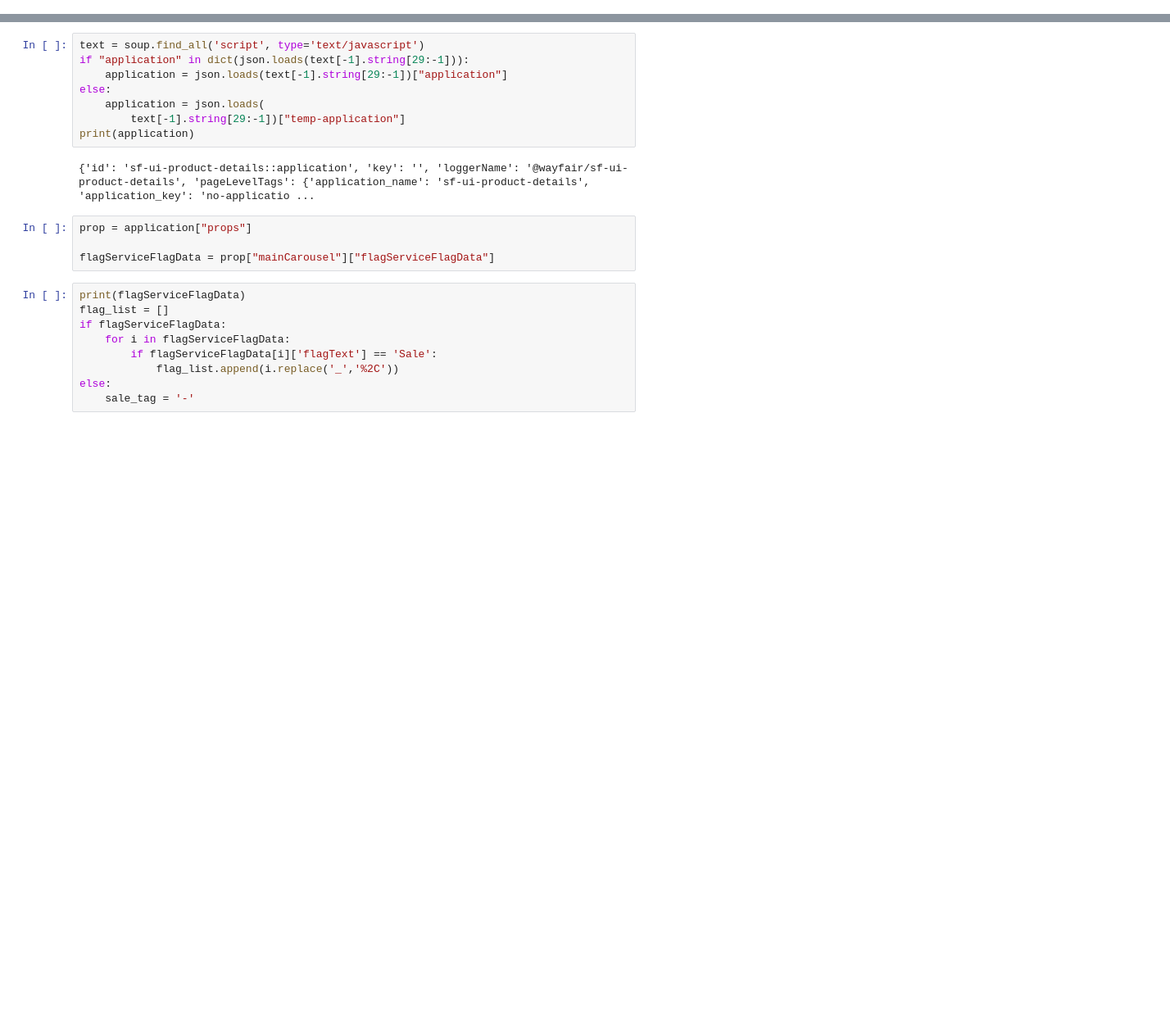
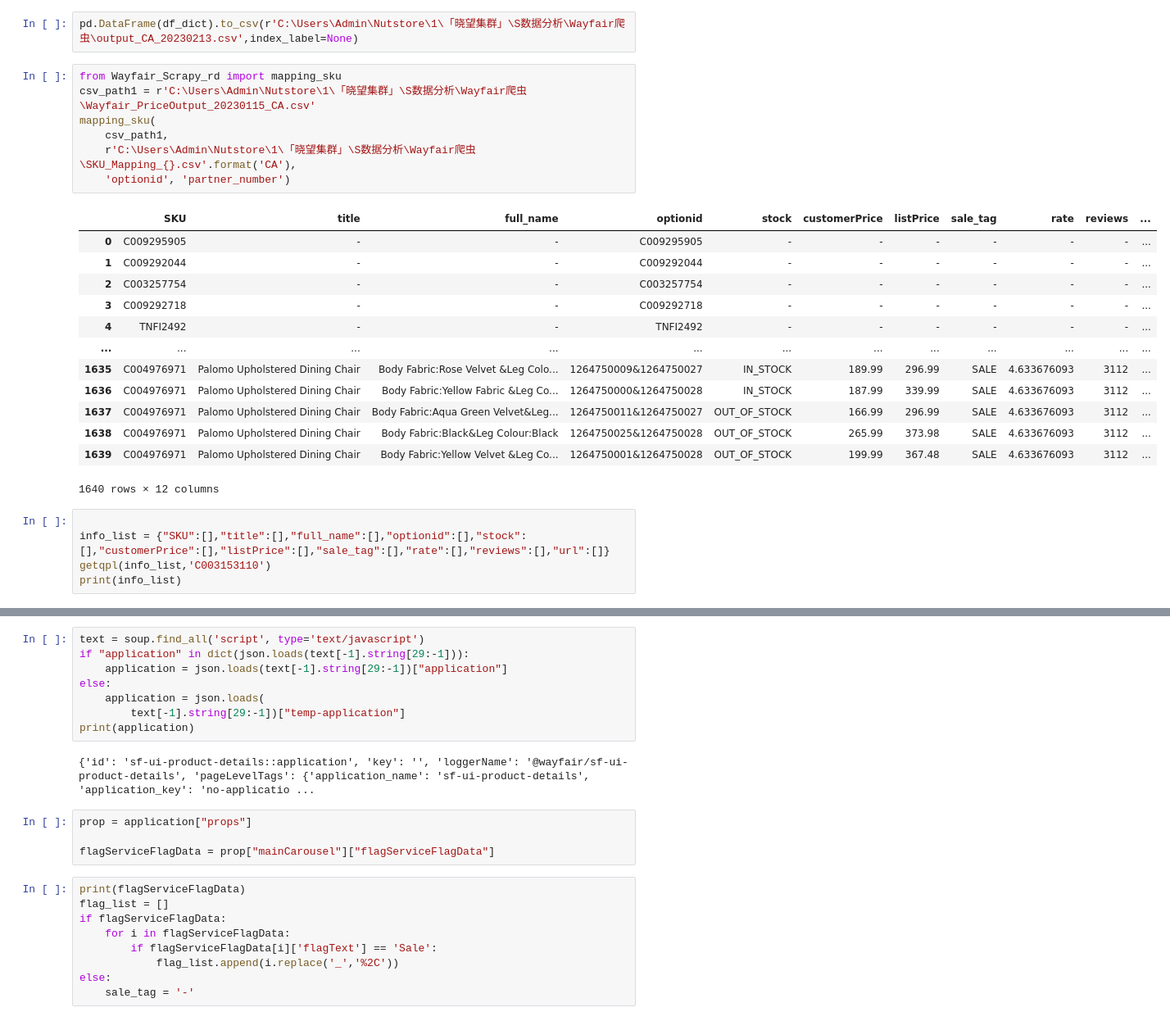
Before and after one commit to jasonwho321/Guangxin, a Jupyter notebook: Wayfair_Scrapy.ipynb, the cells around one changed output, grey strips where cells are left out. Shown at 82% size. Drawn from its saved outputs; the diff is of its cells as text; blank space fills up the shorter version.

```diff
--- a/Wayfair_Scrapy.ipynb
+++ b/Wayfair_Scrapy.ipynb
@@ -44,0 +253,28 @@ data-styled.g87[id="NumericStepper__StyledButtonIconContainer-sc-2w7pwi-3"]{cont
+# %%
+pd.DataFrame(df_dict).to_csv(r'C:\Users\Admin\Nutstore\1\「晓望集群」\S数据分析\Wayfair爬虫\output_CA_20230213.csv',index_label=None)
+# %%
+from Wayfair_Scrapy_rd import mapping_sku
+csv_path1 = r'C:\Users\Admin\Nutstore\1\「晓望集群」\S数据分析\Wayfair爬虫\Wayfair_PriceOutput_20230115_CA.csv'
+mapping_sku(
+    csv_path1,
+    r'C:\Users\Admin\Nutstore\1\「晓望集群」\S数据分析\Wayfair爬虫\SKU_Mapping_{}.csv'.format('CA'),
+    'optionid', 'partner_number')
+# %% [output]
+|  | SKU | title | full_name | optionid | stock | customerPrice | listPrice | sale_tag | rate | reviews | ... |
+| 0 | C009295905 | - | - | C009295905 | - | - | - | - | - | - | ... |
+| 1 | C009292044 | - | - | C009292044 | - | - | - | - | - | - | ... |
+| 2 | C003257754 | - | - | C003257754 | - | - | - | - | - | - | ... |
+| 3 | C009292718 | - | - | C009292718 | - | - | - | - | - | - | ... |
+| 4 | TNFI2492 | - | - | TNFI2492 | - | - | - | - | - | - | ... |
+| ... | ... | ... | ... | ... | ... | ... | ... | ... | ... | ... | ... |
+| 1635 | C004976971 | Palomo Upholstered Dining Chair | Body Fabric:Rose Velvet &Leg Colo... | 1264750009&1264750027 | IN_STOCK | 189.99 | 296.99 | SALE | 4.633676093 | 3112 | ... |
+| 1636 | C004976971 | Palomo Upholstered Dining Chair | Body Fabric:Yellow Fabric &Leg Co... | 1264750000&1264750028 | IN_STOCK | 187.99 | 339.99 | SALE | 4.633676093 | 3112 | ... |
+| 1637 | C004976971 | Palomo Upholstered Dining Chair | Body Fabric:Aqua Green Velvet&Leg... | 1264750011&1264750027 | OUT_OF_STOCK | 166.99 | 296.99 | SALE | 4.633676093 | 3112 | ... |
+| 1638 | C004976971 | Palomo Upholstered Dining Chair | Body Fabric:Black&Leg Colour:Black | 1264750025&1264750028 | OUT_OF_STOCK | 265.99 | 373.98 | SALE | 4.633676093 | 3112 | ... |
+| 1639 | C004976971 | Palomo Upholstered Dining Chair | Body Fabric:Yellow Velvet &Leg Co... | 1264750001&1264750028 | OUT_OF_STOCK | 199.99 | 367.48 | SALE | 4.633676093 | 3112 | ... |
+1640 rows × 12 columns
+# %%
+
+info_list = {"SKU":[],"title":[],"full_name":[],"optionid":[],"stock":[],"customerPrice":[],"listPrice":[],"sale_tag":[],"rate":[],"reviews":[],"url":[]}
+getqpl(info_list,'C003153110')
+print(info_list)
```
Also changed, not shown: parts of 12 cells of this notebook, 7 other files.
